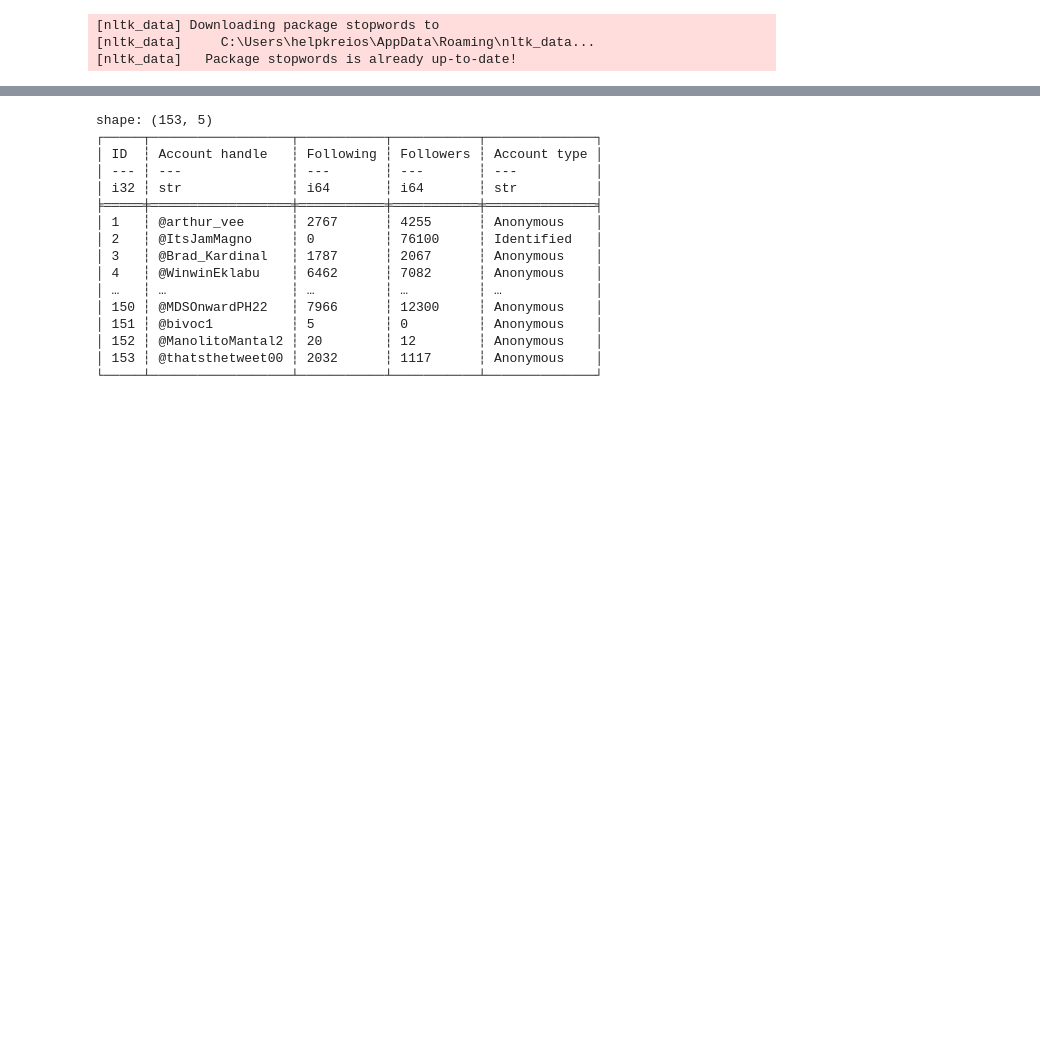
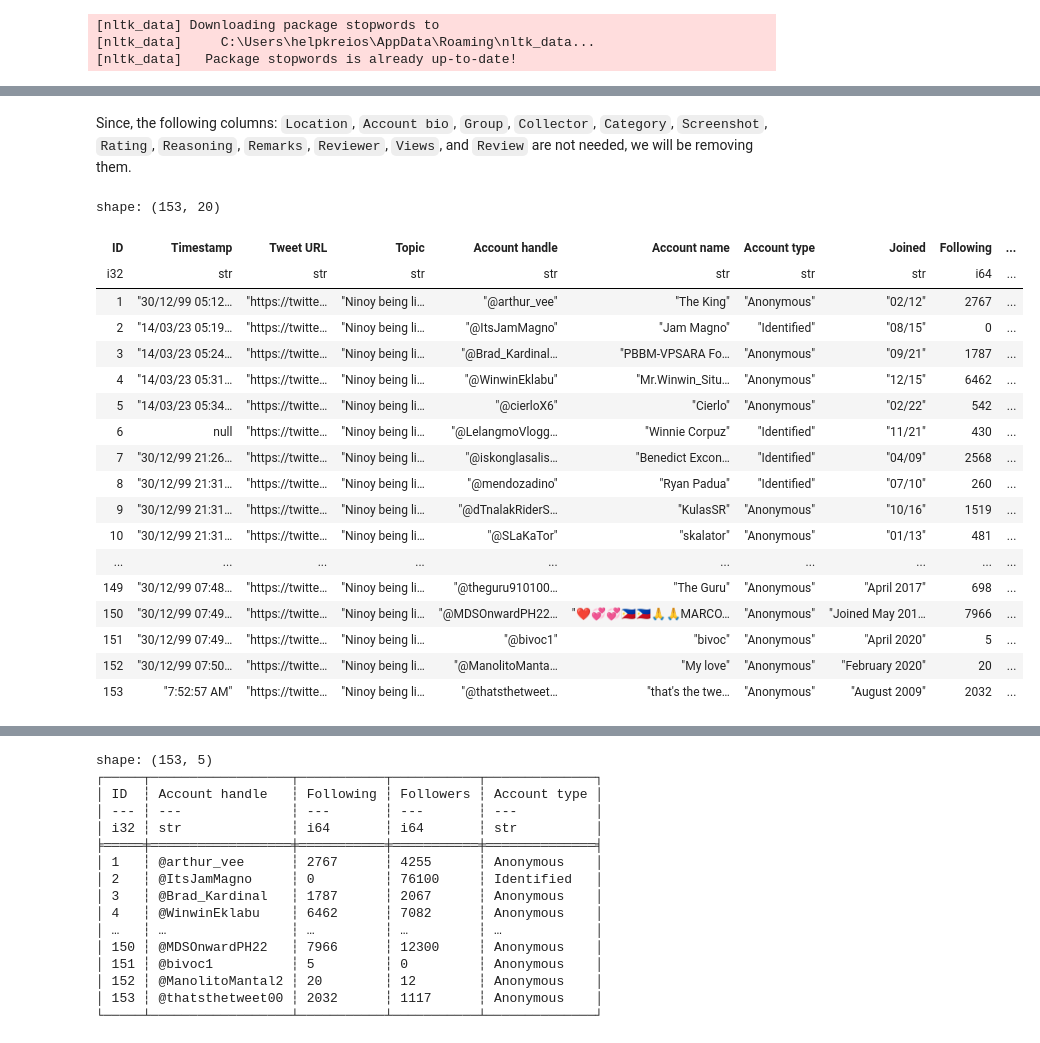
Before and after one commit to Vasallius/Philippine-Twitter-Disinformation-Analysis, a Jupyter notebook: main.ipynb, the cells around one changed output, grey strips where cells are left out. Cells and saved outputs as stored; diff of their text form; code cells hidden in the pictures; blank space fills up the shorter version.

```diff
--- a/main.ipynb
+++ b/main.ipynb
@@ -25,0 +42,26 @@ df = df.filter(pl.col("Tweet").is_not_null() & pl.col("Tweet URL").is_not_null()
+# %% [markdown]
+Since, the following columns: `Location`, `Account bio`, `Group`, `Collector`, `Category`, `Screenshot`, `Rating`, `Reasoning`, `Remarks`, `Reviewer`, `Views`, and `Review` are not needed, we will be removing them.
+# %%
+df = df.drop(['Location', 'Account bio', 'Group','Collector', 'Category','Keywords','Rating','Reasoning', 'Remarks','Reviewer','Review', 'Screenshot', 'Views'])  # Drop multiple columns
+
+df
+# %% [output]
+shape: (153, 20)
+| ID | Timestamp | Tweet URL | Topic | Account handle | Account name | Account type | Joined | Following | ... |
+| i32 | str | str | str | str | str | str | str | i64 | ... |
+| 1 | "30/12/99 05:12… | "https://twitte… | "Ninoy being li… | "@arthur_vee" | "The King" | "Anonymous" | "02/12" | 2767 | ... |
+| 2 | "14/03/23 05:19… | "https://twitte… | "Ninoy being li… | "@ItsJamMagno" | "Jam Magno" | "Identified" | "08/15" | 0 | ... |
+| 3 | "14/03/23 05:24… | "https://twitte… | "Ninoy being li… | "@Brad_Kardinal… | "PBBM-VPSARA Fo… | "Anonymous" | "09/21" | 1787 | ... |
+| 4 | "14/03/23 05:31… | "https://twitte… | "Ninoy being li… | "@WinwinEklabu" | "Mr.Winwin_Situ… | "Anonymous" | "12/15" | 6462 | ... |
+| 5 | "14/03/23 05:34… | "https://twitte… | "Ninoy being li… | "@cierloX6" | "Cierlo" | "Anonymous" | "02/22" | 542 | ... |
+| 6 | null | "https://twitte… | "Ninoy being li… | "@LelangmoVlogg… | "Winnie Corpuz" | "Identified" | "11/21" | 430 | ... |
+| 7 | "30/12/99 21:26… | "https://twitte… | "Ninoy being li… | "@iskonglasalis… | "Benedict Excon… | "Identified" | "04/09" | 2568 | ... |
+| 8 | "30/12/99 21:31… | "https://twitte… | "Ninoy being li… | "@mendozadino" | "Ryan Padua" | "Identified" | "07/10" | 260 | ... |
+| 9 | "30/12/99 21:31… | "https://twitte… | "Ninoy being li… | "@dTnalakRiderS… | "KulasSR" | "Anonymous" | "10/16" | 1519 | ... |
+| 10 | "30/12/99 21:31… | "https://twitte… | "Ninoy being li… | "@SLaKaTor" | "skalator" | "Anonymous" | "01/13" | 481 | ... |
+| ... | ... | ... | ... | ... | ... | ... | ... | ... | ... |
+| 149 | "30/12/99 07:48… | "https://twitte… | "Ninoy being li… | "@theguru910100… | "The Guru" | "Anonymous" | "April 2017" | 698 | ... |
+| 150 | "30/12/99 07:49… | "https://twitte… | "Ninoy being li… | "@MDSOnwardPH22… | "❤💞💞🇵🇭🇵🇭🙏🙏MARCO… | "Anonymous" | "Joined May 201… | 7966 | ... |
+| 151 | "30/12/99 07:49… | "https://twitte… | "Ninoy being li… | "@bivoc1" | "bivoc" | "Anonymous" | "April 2020" | 5 | ... |
+| 152 | "30/12/99 07:50… | "https://twitte… | "Ninoy being li… | "@ManolitoManta… | "My love" | "Anonymous" | "February 2020" | 20 | ... |
+| 153 | "7:52:57 AM" | "https://twitte… | "Ninoy being li… | "@thatsthetweet… | "that's the twe… | "Anonymous" | "August 2009" | 2032 | ... |
```
Also changed, not shown: parts of 9 cells of this notebook, 1 other file.
